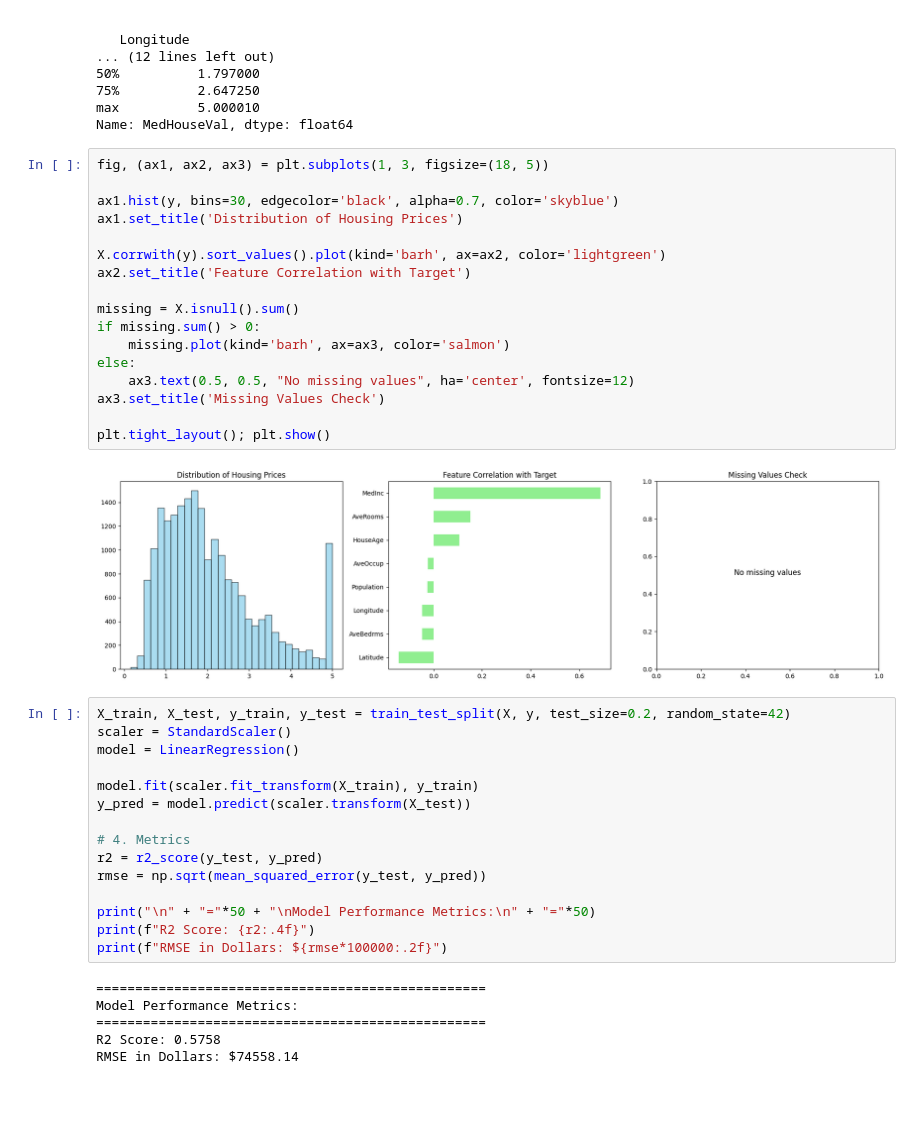
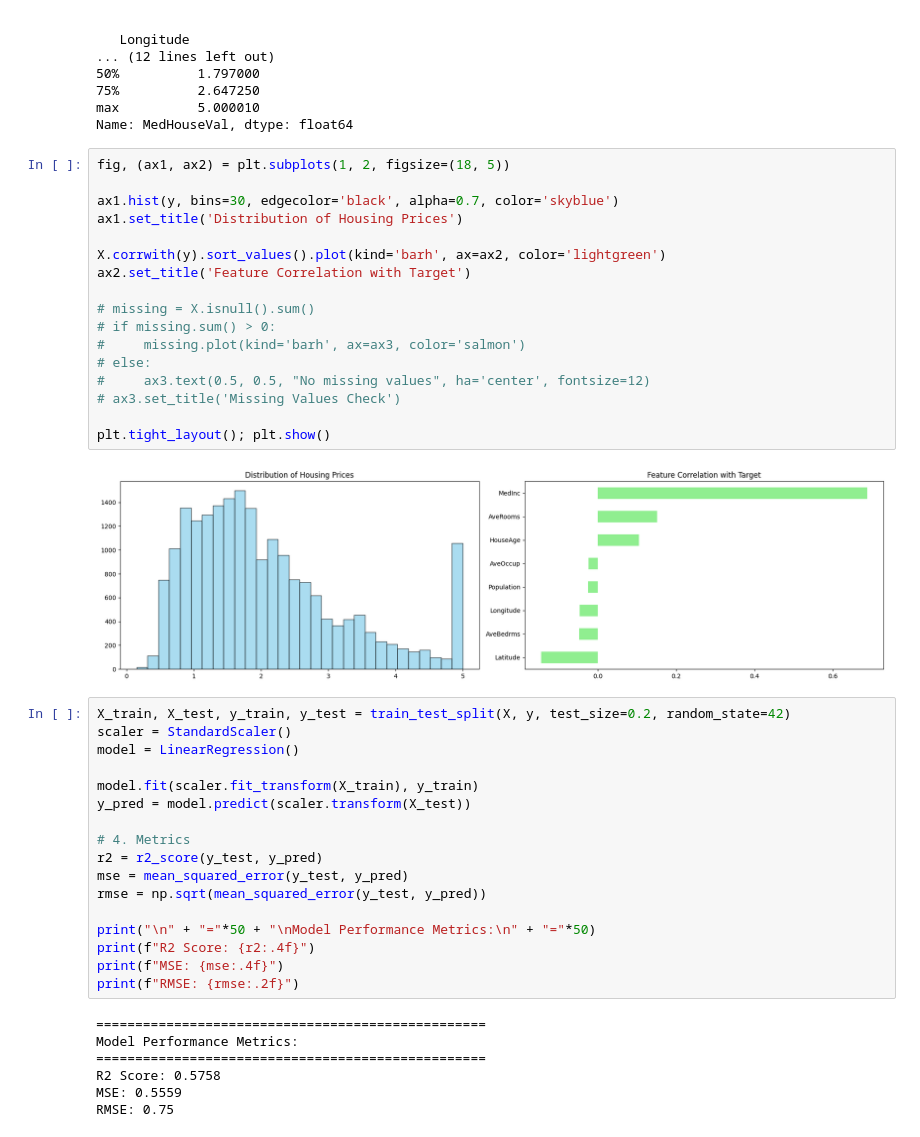
Before and after one commit to Pranay50x/ML-Lab, a Jupyter notebook: shorten/5.ipynb, the cells around one changed output. Drawn from its saved outputs; the diff is of its cells as text; blank space fills up the shorter version.

```diff
--- a/shorten/5.ipynb
+++ b/shorten/5.ipynb
@@ -33,24 +33,24 @@ First 5 rows:
 max          5.000010
 Name: MedHouseVal, dtype: float64
 # %%
-fig, (ax1, ax2, ax3) = plt.subplots(1, 3, figsize=(18, 5))
+fig, (ax1, ax2) = plt.subplots(1, 2, figsize=(18, 5))
 
 ax1.hist(y, bins=30, edgecolor='black', alpha=0.7, color='skyblue')
 ax1.set_title('Distribution of Housing Prices')
 
 X.corrwith(y).sort_values().plot(kind='barh', ax=ax2, color='lightgreen')
 ax2.set_title('Feature Correlation with Target')
 
-missing = X.isnull().sum()
-if missing.sum() > 0:
-    missing.plot(kind='barh', ax=ax3, color='salmon')
-else:
-    ax3.text(0.5, 0.5, "No missing values", ha='center', fontsize=12)
-ax3.set_title('Missing Values Check')
+# missing = X.isnull().sum()
+# if missing.sum() > 0:
+#     missing.plot(kind='barh', ax=ax3, color='salmon')
+# else:
+#     ax3.text(0.5, 0.5, "No missing values", ha='center', fontsize=12)
+# ax3.set_title('Missing Values Check')
 
 plt.tight_layout(); plt.show()
 # %% [output]
-[figure, old version]
+[figure, new version]
 # %%
 X_train, X_test, y_train, y_test = train_test_split(X, y, test_size=0.2, random_state=42)
 scaler = StandardScaler()
@@ -61,14 +61,17 @@ y_pred = model.predict(scaler.transform(X_test))
 
 # 4. Metrics
 r2 = r2_score(y_test, y_pred)
+mse = mean_squared_error(y_test, y_pred)
 rmse = np.sqrt(mean_squared_error(y_test, y_pred))
 
 print("\n" + "="*50 + "\nModel Performance Metrics:\n" + "="*50)
 print(f"R2 Score: {r2:.4f}")
-print(f"RMSE in Dollars: ${rmse*100000:.2f}")
+print(f"MSE: {mse:.4f}")
+print(f"RMSE: {rmse:.2f}")
 # %% [output]
 ==================================================
 Model Performance Metrics:
 ==================================================
 R2 Score: 0.5758
-RMSE in Dollars: $74558.14
+MSE: 0.5559
+RMSE: 0.75
```
Also changed, not shown: 7 other files.
